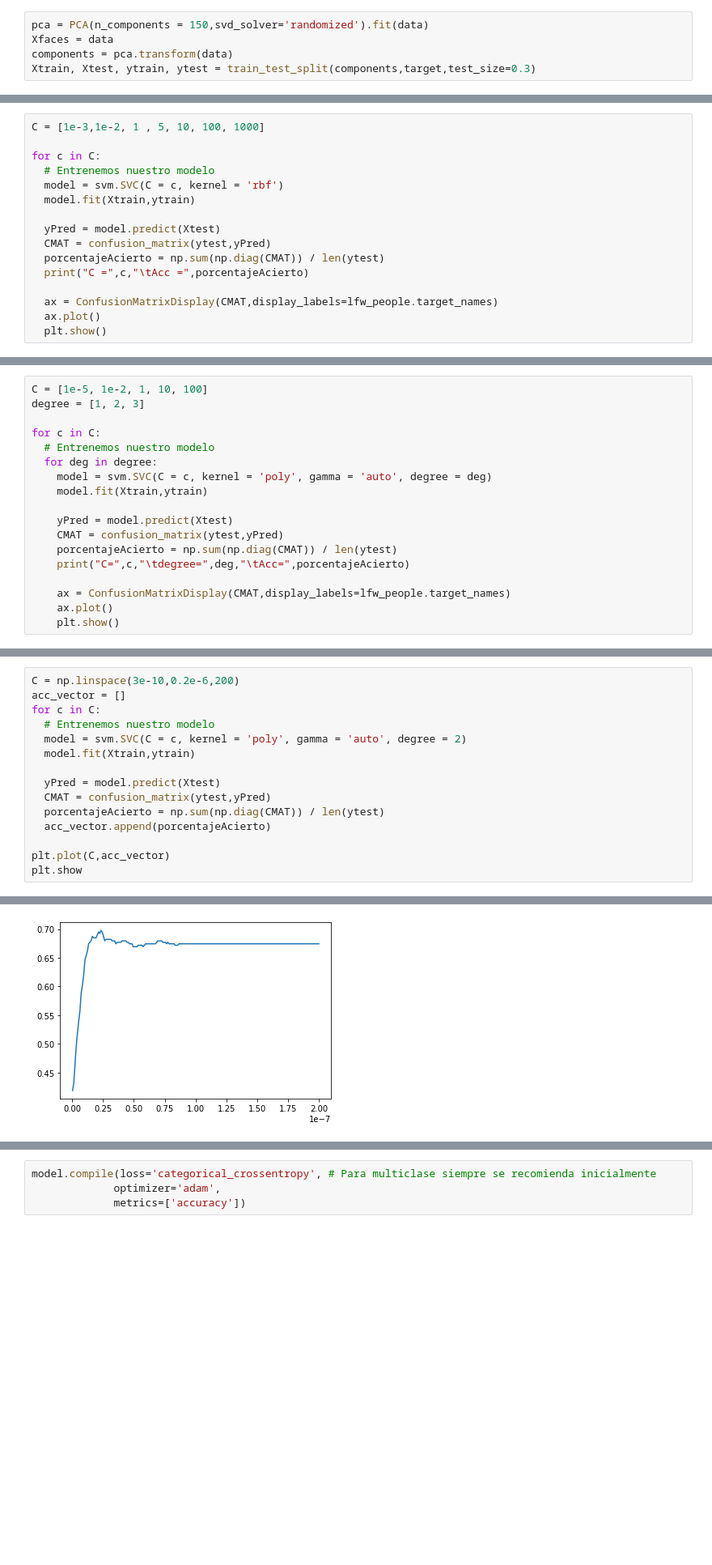
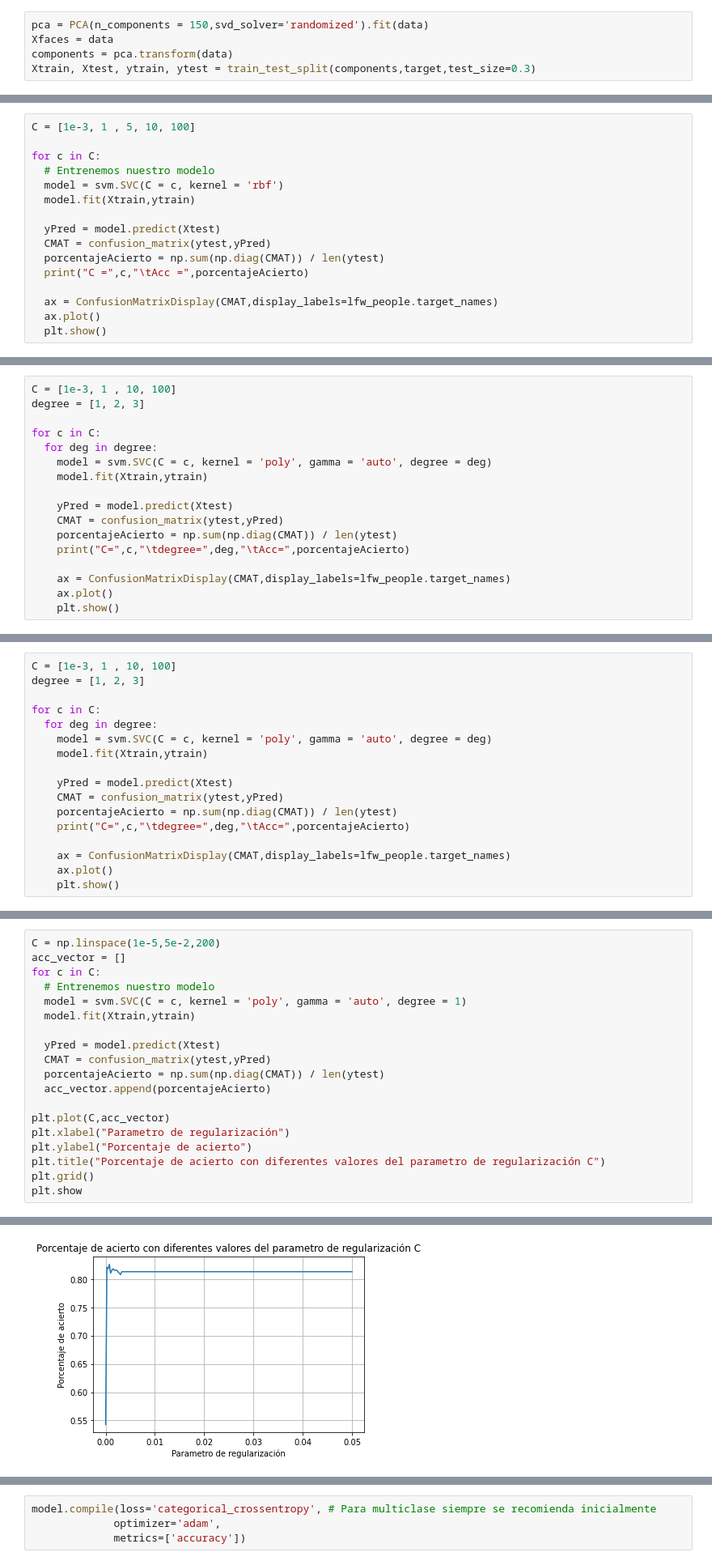
Before and after one commit to chape8/Se-alesIII, a Jupyter notebook: MiniProyecto2.ipynb, the cells around one changed output, grey strips where cells are left out. Shown at 81% size. Cells and saved outputs as stored; diff of their text form; blank space fills up the shorter version.

```diff
--- a/MiniProyecto2.ipynb
+++ b/MiniProyecto2.ipynb
@@ -49,5 +52,5 @@ Xtrain, Xtest, ytrain, ytest = train_test_split(components,target,test_size=0.3)
 # %%
-C = [1e-3,1e-2, 1 , 5, 10, 100, 1000]
+C = [1e-3, 1 , 5, 10, 100]
 
 for c in C:
   # Entrenemos nuestro modelo
@@ -98,9 +105,8 @@ plt.show
 # %%
-C = [1e-5, 1e-2, 1, 10, 100]
+C = [1e-3, 1 , 10, 100]
 degree = [1, 2, 3]
 
 for c in C:
-  # Entrenemos nuestro modelo
   for deg in degree:
     model = svm.SVC(C = c, kernel = 'poly', gamma = 'auto', degree = deg)
     model.fit(Xtrain,ytrain)
@@ -129,0 +147,17 @@ C= 0.01         degree= 3       Acc= 0.6718346253229974
+# %%
+C = [1e-3, 1 , 10, 100]
+degree = [1, 2, 3]
+
+for c in C:
+  for deg in degree:
+    model = svm.SVC(C = c, kernel = 'poly', gamma = 'auto', degree = deg)
+    model.fit(Xtrain,ytrain)
+
+    yPred = model.predict(Xtest)
+    CMAT = confusion_matrix(ytest,yPred)
+    porcentajeAcierto = np.sum(np.diag(CMAT)) / len(ytest)
+    print("C=",c,"\tdegree=",deg,"\tAcc=",porcentajeAcierto)
+
+    ax = ConfusionMatrixDisplay(CMAT,display_labels=lfw_people.target_names)
+    ax.plot()
+    plt.show()
@@ -130,18 +178,22 @@ C= 0.01         degree= 3       Acc= 0.6718346253229974
 # %%
-C = np.linspace(3e-10,0.2e-6,200)
+C = np.linspace(1e-5,5e-2,200)
 acc_vector = []
 for c in C:
   # Entrenemos nuestro modelo
-  model = svm.SVC(C = c, kernel = 'poly', gamma = 'auto', degree = 2)
+  model = svm.SVC(C = c, kernel = 'poly', gamma = 'auto', degree = 1)
   model.fit(Xtrain,ytrain)
 
   yPred = model.predict(Xtest)
   CMAT = confusion_matrix(ytest,yPred)
   porcentajeAcierto = np.sum(np.diag(CMAT)) / len(ytest)
   acc_vector.append(porcentajeAcierto)
 
 plt.plot(C,acc_vector)
+plt.xlabel("Parametro de regularización")
+plt.ylabel("Porcentaje de acierto")
+plt.title("Porcentaje de acierto con diferentes valores del parametro de regularización C")
+plt.grid()
 plt.show
 # %% [output]
 <function matplotlib.pyplot.show(*args, **kw)>
-[figure, old version]
+[figure, new version]
```
Also changed, not shown: parts of 24 cells of this notebook.
